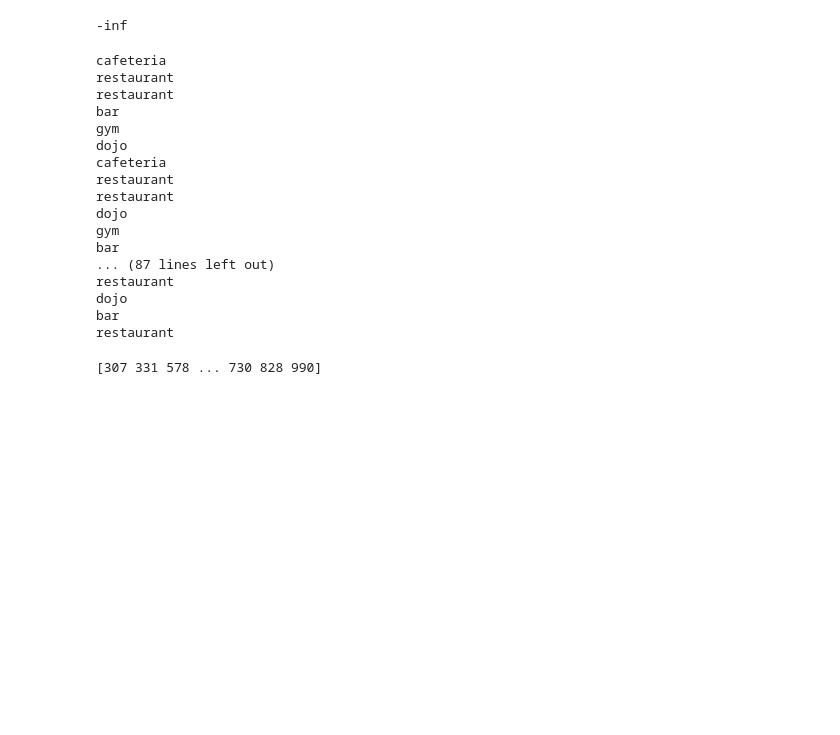
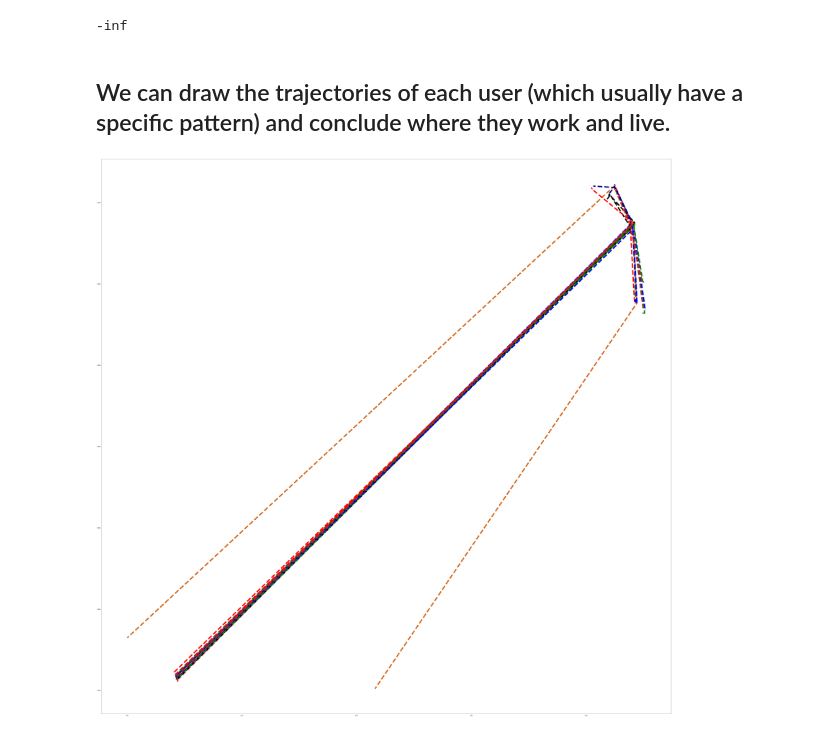
Before and after one commit to danaKalaaji/SecretStroll, a Jupyter notebook: privacy_evaluation/Part 2.ipynb, the cells around one changed output. Cells and saved outputs as stored; diff of their text form; code cells hidden in the pictures; blank space fills up the shorter version.

```diff
--- a/privacy_evaluation/Part 2.ipynb
+++ b/privacy_evaluation/Part 2.ipynb
@@ -123,6 +124,8 @@ print(d)
 # %%
 width, height = 80, 80
 plt.rcParams['figure.figsize'] = [width, height]
+# %% [markdown]
+## We can draw the trajectories of each user (which usually have a specific pattern) and conclude where they work and live.
 # %%
 # receives a list of queries for each individual and returns a grid with the trajectories
 def map_of_one_individual(queries):
@@ -146,13 +149,12 @@ def map_of_one_individual(queries):
         day = time // 24
         noise_lat = gauss(noise_lat_mu, noise_lat_mu)
         noise_lon = gauss(noise_lon_mu, noise_lon_mu)
-        print(type_poi)
-        if day not in trajectory_of_the_week_lat.keys() and ((type_poi in HOME) or (type_poi in WORK)):
+        noise_lat, noise_lon = gauss(0.0001, 0.0001), gauss(0.0001, 0.0001)
+        if day not in trajectory_of_the_week_lat.keys():
             trajectory_of_the_week_lat[day] = []
             trajectory_of_the_week_lon[day] = []
-        if ((type_poi in HOME) or (type_poi in WORK)):
-            trajectory_of_the_week_lat[day].append((lat - MIN_LAT) + noise_lat)
-            trajectory_of_the_week_lon[day].append((lon - MIN_LON) + noise_lon)
+        trajectory_of_the_week_lat[day].append((lat - MIN_LAT) + noise_lat)
+        trajectory_of_the_week_lon[day].append((lon - MIN_LON) + noise_lon)
     # for each day we have the trajectory
     color = [ 'black','red', 'green', 'blue','brown','chocolate', 'darkblue', 'purple', 'orange']
     n = len(trajectory_of_the_week_lat.keys())
@@ -161,35 +163,15 @@ def map_of_one_individual(queries):
     num_days = len(trajectory_of_the_week_lat.keys())
     #num_days_sqrt = ceil(sqrt(float(num_days)))
     for day in trajectory_of_the_week_lat.keys():
-        print(day, " this is a new day")
         x = trajectory_of_the_week_lat[day]
         y = trajectory_of_the_week_lon[day]
         # plot lines
-        plt.plot(x, y, color = color[int(day) % 7], linestyle='dashed', marker='o', linewidth = 10)
+        plt.plot(x, y, color = color[int(day) % 7], linestyle='dashed', marker='x', linewidth = 10)
     plt.show()
 # %%
-ip_adress = choice(list(queries_dict.keys()))
+#ip_adress = choice(list(queries_dict.keys()))
+ip_adress = '237.34.214.242'
 queries = queries_dict[ip_adress]
 map_of_one_individual(queries)
 # %% [output]
-cafeteria
-restaurant
-restaurant
-bar
-gym
-dojo
-cafeteria
-restaurant
-restaurant
-dojo
-gym
-bar
-... (87 lines left out)
-restaurant
-dojo
-bar
-restaurant
+[figure, added]
-# %%
-print(POI_IDS)
-# %% [output]
-[307 331 578 ... 730 828 990]
```
Also changed, not shown: parts of 13 cells of this notebook.
